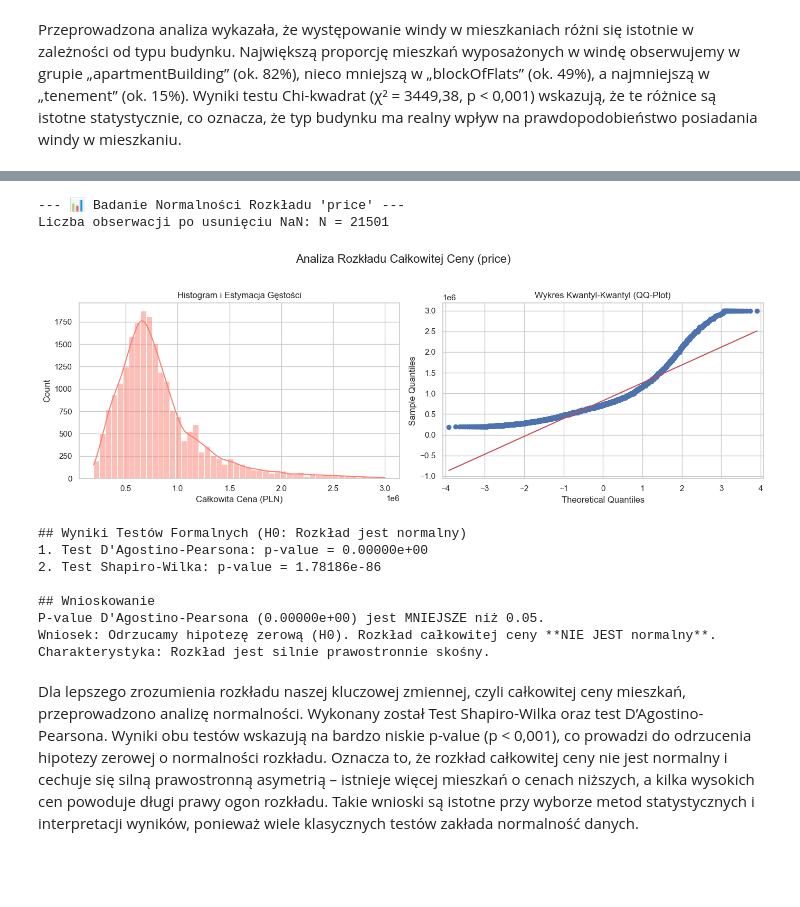
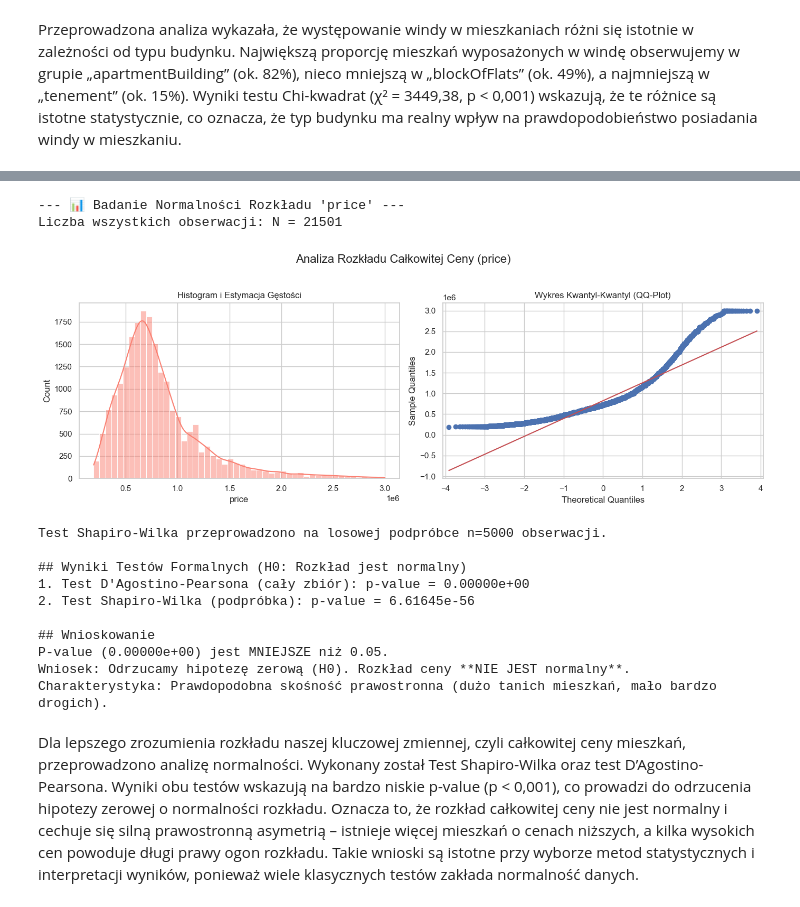
Before and after one commit to majadoris778/Analiza-Danych-R-i-Python-Grupa-Wsparcie-Projektowe, a Jupyter notebook: Projekt.ipynb, the cells around one changed output, grey strips where cells are left out. Cells and saved outputs as stored; diff of their text form; code cells hidden in the pictures; blank space fills up the shorter version.

```diff
--- a/Projekt.ipynb
+++ b/Projekt.ipynb
@@ -724,9 +737,9 @@ print(df)
 # %%
 # Zamiana zmiennych binarnych kategorycznych z 'yes'/'no' na 1/0
 cols = ["hasParkingSpace", "hasBalcony", "hasSecurity", "hasStorageRoom"]
-for col in cols:
-    print(col, df[col].unique())
 
-df[cols] = df[cols].applymap(lambda x: 1 if x == 'yes' else 0)
-df.head()
+# Używamy .map() zamiast .applymap()
+df[cols] = df[cols].map(lambda x: 1 if str(x).lower() == 'yes' else 0)
+
+print(df[cols].head())
 # %% [output]
@@ -1054,78 +1060,70 @@ Przeprowadzona analiza wykazała, że występowanie windy w mieszkaniach różni
 # %%
-# -----------------------------
-# 3. Badanie Normalności Rozkładu Całkowitej Ceny
-# -----------------------------
-# Ustawienie stylu
 sns.set_theme(style="whitegrid")
-
-# Ustawienie zmiennej do analizy
 VARIABLE = 'price'
 
-# 1. Przygotowanie danych i obsługa braków
+# 1. Przygotowanie danych
 data = df[VARIABLE].dropna()
 
 print(f"--- 📊 Badanie Normalności Rozkładu '{VARIABLE}' ---")
-print(f"Liczba obserwacji po usunięciu NaN: N = {len(data)}")
+print(f"Liczba wszystkich obserwacji: N = {len(data)}")
 
 # 2. Wizualna Weryfikacja (Histogram i QQ-Plot)
-
 fig, axes = plt.subplots(1, 2, figsize=(14, 5))
 fig.suptitle(f"Analiza Rozkładu Całkowitej Ceny ({VARIABLE})", fontsize=16)
 
-# a) Histogram z krzywą gęstości
 sns.histplot(data, kde=True, ax=axes[0], color='salmon', bins=50)
 axes[0].set_title('Histogram i Estymacja Gęstości')
-axes[0].set_xlabel('Całkowita Cena (PLN)')
 
-# b) Wykres Kwantyl-Kwantyl (QQ-Plot)
-# Porównuje kwantyle danych z kwantylami rozkładu normalnego.
 sm.qqplot(data, line='s', ax=axes[1])
 axes[1].set_title('Wykres Kwantyl-Kwantyl (QQ-Plot)')
 
 plt.tight_layout(rect=[0, 0, 1, 0.95])
 plt.show()
 
-#
-
 # 3. Formalne Testy Statystyczne
 
-# A. Test D'Agostino-Pearsona (zalecany dla dużych prób, N > 20)
+# A. Test D'Agostino-Pearsona (działa na całym zbiorze, idealny dla N > 20)
 k2, p_dagostino = stats.normaltest(data)
 
-# B. Test Shapiro-Wilka (dla N > 5000 wykonujemy na losowej próbce)
-if len(data) > 5000:
-    sample_data = data.sample(21501, random_state=42)
+# B. Test Shapiro-Wilka (wykonany na PODPRÓBCE 5000 rekordów)
+LIMIT_N = 5000
+if len(data) > LIMIT_N:
+    # Bierzemy 5000 zamiast całości jako podzbiór z powodu ograniczeń testu Shapiro-Wilka
+    sample_data = data.sample(LIMIT_N, random_state=42)
     sw_stat, p_shapiro = stats.shapiro(sample_data)
+    print(f"Test Shapiro-Wilka przeprowadzono na losowej podpróbce n={LIMIT_N} obserwacji.")
 else:
     sw_stat, p_shapiro = stats.shapiro(data)
 
 print("\n## Wyniki Testów Formalnych (H0: Rozkład jest normalny)")
-print(f"1. Test D'Agostino-Pearsona: p-value = {p_dagostino:.5e}")
-print(f"2. Test Shapiro-Wilka: p-value = {p_shapiro:.5e}")
+print(f"1. Test D'Agostino-Pearsona (cały zbiór): p-value = {p_dagostino:.5e}")
+print(f"2. Test Shapiro-Wilka (podpróbka): p-value = {p_shapiro:.5e}")
 
 # 4. Wnioskowanie
 ALPHA = 0.05
-
 print("\n## Wnioskowanie")
 
+# Decyzja na podstawie D'Agostino-Pearsona (jako bardziej stabilnego dla dużych danych)
 if p_dagostino < ALPHA:
-    print(f"P-value D'Agostino-Pearsona ({p_dagostino:.5e}) jest MNIEJSZE niż {ALPHA}.")
-    print("Wniosek: Odrzucamy hipotezę zerową (H0). Rozkład całkowitej ceny **NIE JEST normalny**.")
-    print("Charakterystyka: Rozkład jest silnie prawostronnie skośny.")
+    print(f"P-value ({p_dagostino:.5e}) jest MNIEJSZE niż {ALPHA}.")
+    print("Wniosek: Odrzucamy hipotezę zerową (H0). Rozkład ceny **NIE JEST normalny**.")
+    print("Charakterystyka: Prawdopodobna skośność prawostronna (dużo tanich mieszkań, mało bardzo drogich).")
 else:
-    print("Wniosek: Nie ma podstaw do odrzucenia H0.")
+    print("Wniosek: Brak podstaw do odrzucenia H0. Rozkład zbliżony do normalnego.")
 # %% [output]
 --- 📊 Badanie Normalności Rozkładu 'price' ---
-Liczba obserwacji po usunięciu NaN: N = 21501
+Liczba wszystkich obserwacji: N = 21501
-[figure, old version]
+[figure, new version]
+Test Shapiro-Wilka przeprowadzono na losowej podpróbce n=5000 obserwacji.
+
 ## Wyniki Testów Formalnych (H0: Rozkład jest normalny)
-1. Test D'Agostino-Pearsona: p-value = 0.00000e+00
-2. Test Shapiro-Wilka: p-value = 1.78186e-86
+1. Test D'Agostino-Pearsona (cały zbiór): p-value = 0.00000e+00
+2. Test Shapiro-Wilka (podpróbka): p-value = 6.61645e-56
 
 ## Wnioskowanie
-P-value D'Agostino-Pearsona (0.00000e+00) jest MNIEJSZE niż 0.05.
-Wniosek: Odrzucamy hipotezę zerową (H0). Rozkład całkowitej ceny **NIE JEST normalny**.
-Charakterystyka: Rozkład jest silnie prawostronnie skośny.
+P-value (0.00000e+00) jest MNIEJSZE niż 0.05.
+Wniosek: Odrzucamy hipotezę zerową (H0). Rozkład ceny **NIE JEST normalny**.
+Charakterystyka: Prawdopodobna skośność prawostronna (dużo tanich mieszkań, mało bardzo drogich).
 # %% [markdown]
 Dla lepszego zrozumienia rozkładu naszej kluczowej zmiennej, czyli całkowitej ceny mieszkań, przeprowadzono analizę normalności. Wykonany został Test Shapiro-Wilka oraz test D’Agostino-Pearsona. Wyniki obu testów wskazują na bardzo niskie p-value (p < 0,001), co prowadzi do odrzucenia hipotezy zerowej o normalności rozkładu. Oznacza to, że rozkład całkowitej ceny nie jest normalny i cechuje się silną prawostronną asymetrią – istnieje więcej mieszkań o cenach niższych, a kilka wysokich cen powoduje długi prawy ogon rozkładu.
 Takie wnioski są istotne przy wyborze metod statystycznych i interpretacji wyników, ponieważ wiele klasycznych testów zakłada normalność danych.
```
Also changed, not shown: parts of 48 cells of this notebook.
